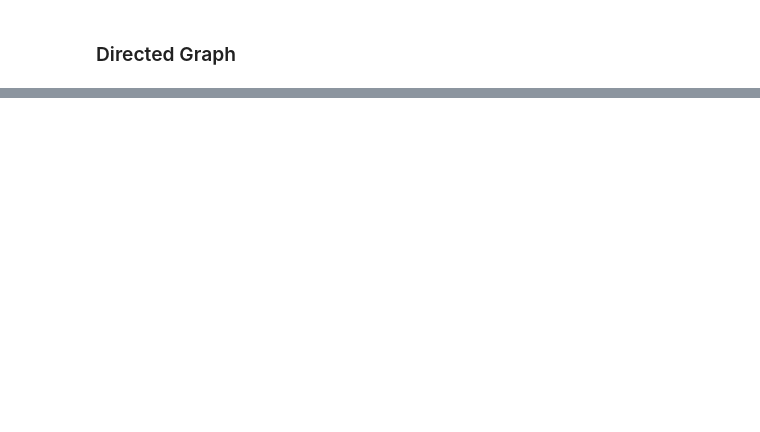
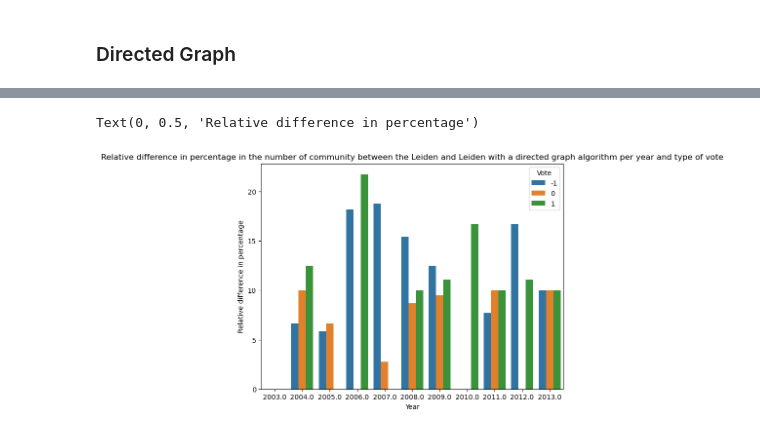
Before and after one commit to epfl-ada/ada-2023-project-abracadabra, a Jupyter notebook: community_gaelle.ipynb, the cells around one changed output, grey strips where cells are left out. Cells and saved outputs as stored; diff of their text form; code cells hidden in the pictures; blank space fills up the shorter version.

Commit message:
Update community

```diff
--- a/community_gaelle.ipynb
+++ b/community_gaelle.ipynb
@@ -281,0 +249,20 @@ nbr_match2 = len(match2)
+# %%
+#create the dataframe
+columns_ = ['Year', 'Vote', 'Total nbr of community', 'Size of each community']
+df_community_leiden_directed=pd.DataFrame(columns=columns_)
+
+years=df['Year'].unique()
+for n, year in enumerate(years):
+    partition_pos=extract_community_leiden_directed(df, year,1)
+    features_pos=compute_partition_features(partition_pos)
+    df_community_leiden_directed.loc[3*n]=[year, 1, features_pos[0], features_pos[1]]
+
+    partition_neg=extract_community_leiden_directed(df, year,-1)
+    features_neg=compute_partition_features(partition_neg)
+    df_community_leiden_directed.loc[3*n+1]=[year, -1, features_neg[0], features_neg[1]]
+
+    partition_neu=extract_community_leiden(df, year,0)
+    features_neu=compute_partition_features(partition_neu)
+    df_community_leiden_directed.loc[3*n+2]=[year, 0, features_neu[0], features_neu[1]]
+
+df_community_leiden_directed
@@ -281,0 +287,14 @@ nbr_match2 = len(match2)
+# %%
+comparison_directed_df = pd.DataFrame({'Year': df_community_leiden_directed['Year'],
+                           'Vote': df_community_leiden_directed['Vote'],
+                           'Difference': (df_community_leiden_directed['Total nbr of community'] - df_community_leiden['Total nbr of community']).abs()/np.max((df_community_leiden_directed['Total nbr of community'],df_community_leiden['Total nbr of community']), axis=0)*100 })
+
+fig, ax = plt.subplots(figsize=(8, 6))
+sns.barplot(data=comparison_directed_df[['Year', 'Vote', 'Difference']], x='Year', y='Difference', hue='Vote')
+
+plt.title('Relative difference in percentage in the number of community between the Leiden and Leiden with a directed graph algorithm per year and type of vote')
+plt.xlabel('Year')
+plt.ylabel('Relative difference in percentage')
+# %% [output]
+Text(0, 0.5, 'Relative difference in percentage')
+[figure, added]
```
Also changed, not shown: parts of 8 cells of this notebook.
